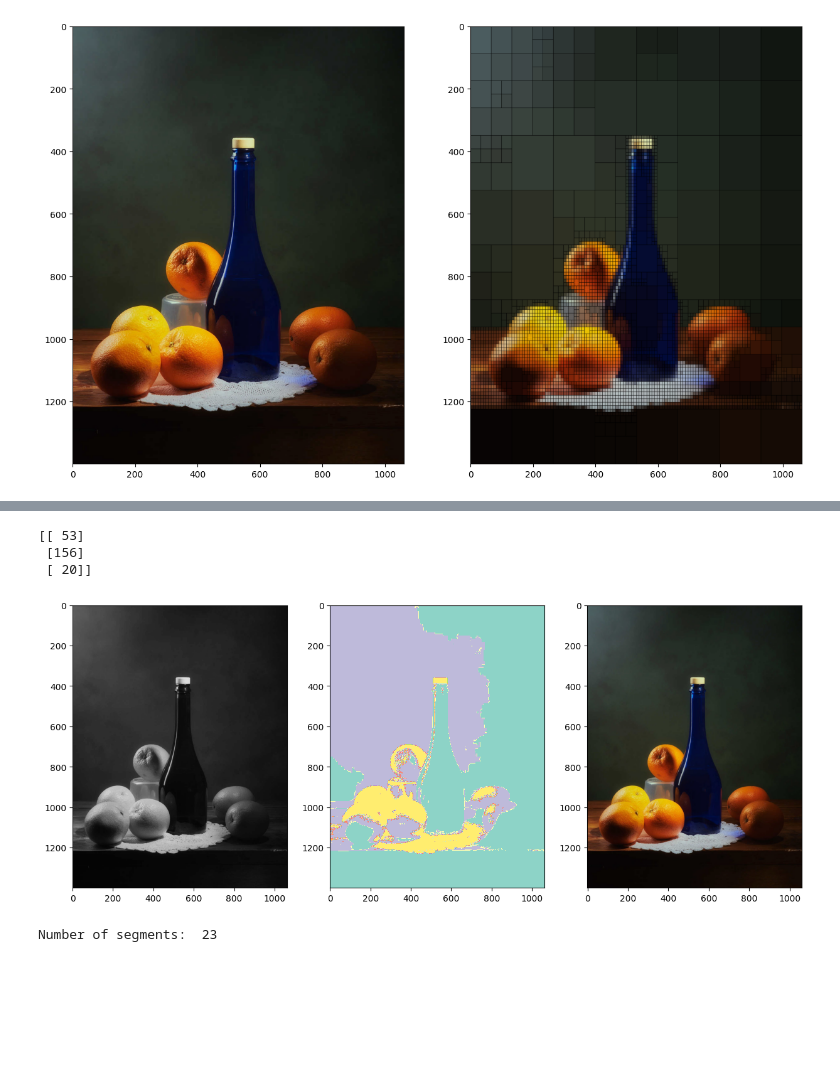
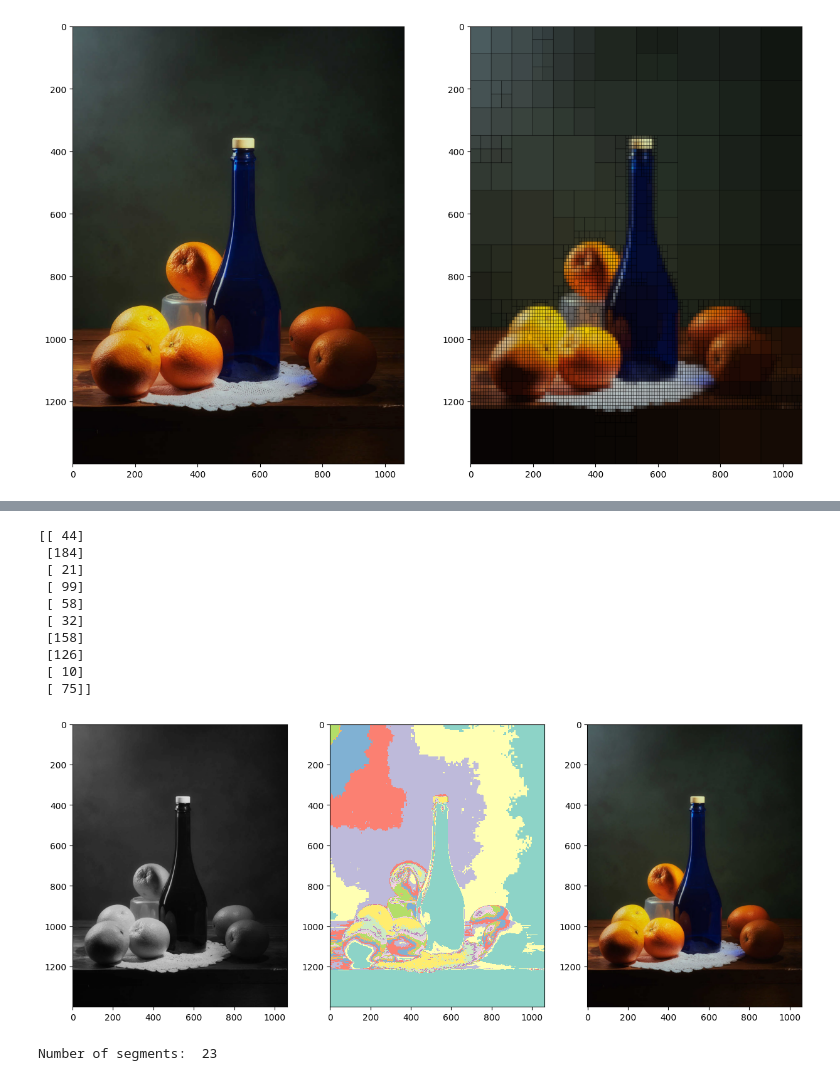
Before and after one commit to andreysemenov2000/digital-image-processing, a Jupyter notebook: lab_6/lab_6.ipynb, the cells around one changed output, grey strips where cells are left out. Drawn from its saved outputs; the diff is of its cells as text; code cells hidden in the pictures; blank space fills up the shorter version.

```diff
--- a/lab_6/lab_6.ipynb
+++ b/lab_6/lab_6.ipynb
@@ -117,34 +65,41 @@ plt.show()
 # %%
 from sklearn.cluster import KMeans
 ## Методы кластеризации. K-средних
 # Преобразуем изображение в оттенках серого в одномерный массив
 pixels = gray.reshape(-1, 1)
 # Задаем число кластеров для сегментации
-K = 3
+K = 10
 # С помощью библиотеки sklearn.cluster import KMeans проводим кластеризацию по яркости
 kmeans = KMeans(n_clusters=K, random_state=0)
 labels = kmeans.fit_predict(pixels)
 cluster_centers = kmeans.cluster_centers_
 print (np.uint8(cluster_centers))
 # Каждому пикселю назначаем значение из центра кластера
 segments = np.uint8(cluster_centers[labels].reshape(gray.shape))
 # Удалим самые яркие пиксели
-segments[(segments==22) | (segments==80)] = 0
+segments[(segments==124) | (segments==94) | (segments==41) | (segments==159) | (segments==53) | (segments==20) | (segments==30)| (segments==185) | (segments==70)] = 0
 result = cv.bitwise_and(image_rgb, image_rgb, mask=segments)
 # Отобразим избражения
-plt.figure(figsize=(15,20))
+plt.figure(figsize=(15,10))
 plt.subplot(1, 3, 1)
 plt.imshow(gray, cmap='gray')
 plt.subplot(1, 3, 2)
 plt.imshow(segments, cmap='Set3')
 plt.subplot(1, 3, 3)
 plt.imshow(result)
 plt.show()
 # %% [output]
-[[ 53]
- [156]
- [ 20]]
+[[ 44]
+ [184]
+ [ 21]
+ [ 99]
+ [ 58]
+ [ 32]
+ [158]
+ [126]
+ [ 10]
+ [ 75]]
-[figure, old version]
+[figure, new version]
 # %%
 from sklearn.cluster import MeanShift, estimate_bandwidth
 blur_image = cv.medianBlur(image_rgb, 9)
```
Also changed, not shown: parts of 3 cells of this notebook.
